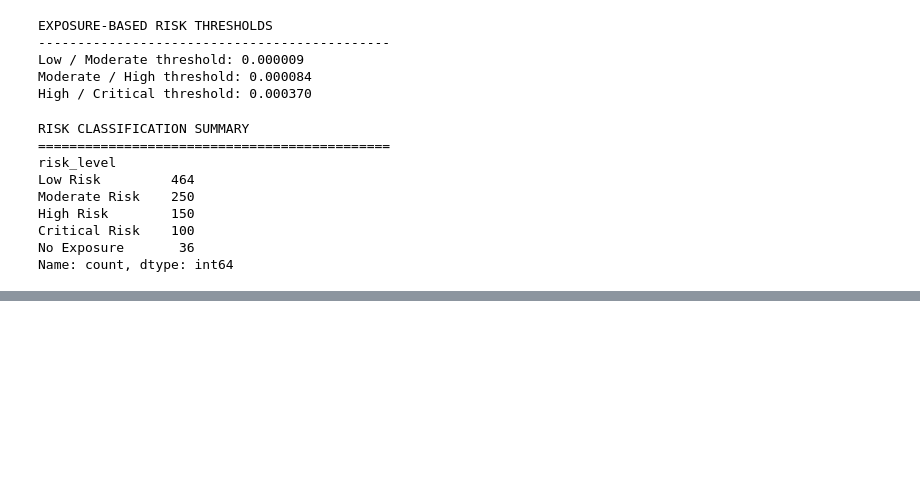
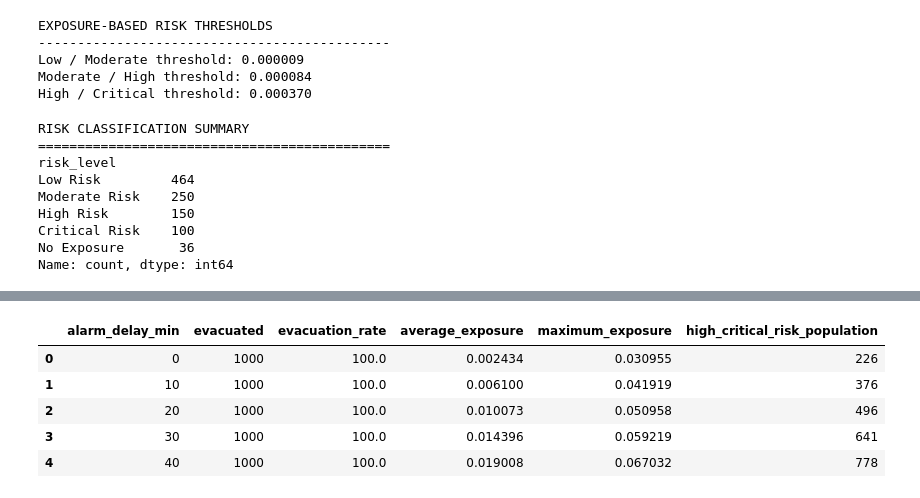
Before and after one commit to abhisarthak/bhopal-gas-tragedy-analysis, a Jupyter notebook: notebooks/01_integrated_simulation.ipynb, the cells around one changed output, grey strips where cells are left out. Cells and saved outputs as stored; diff of their text form; code cells hidden in the pictures; blank space fills up the shorter version.

```diff
--- a/notebooks/01_integrated_simulation.ipynb
+++ b/notebooks/01_integrated_simulation.ipynb
@@ -669,0 +1222,9 @@ Name: count, dtype: int64
+# %%
+scenario_df
+# %% [output]
+|  | alarm_delay_min | evacuated | evacuation_rate | average_exposure | maximum_exposure | high_critical_risk_population |
+| 0 | 0 | 1000 | 100.0 | 0.002434 | 0.030955 | 226 |
+| 1 | 10 | 1000 | 100.0 | 0.006100 | 0.041919 | 376 |
+| 2 | 20 | 1000 | 100.0 | 0.010073 | 0.050958 | 496 |
+| 3 | 30 | 1000 | 100.0 | 0.014396 | 0.059219 | 641 |
+| 4 | 40 | 1000 | 100.0 | 0.019008 | 0.067032 | 778 |
```
Also changed, not shown: parts of 10 cells of this notebook.
